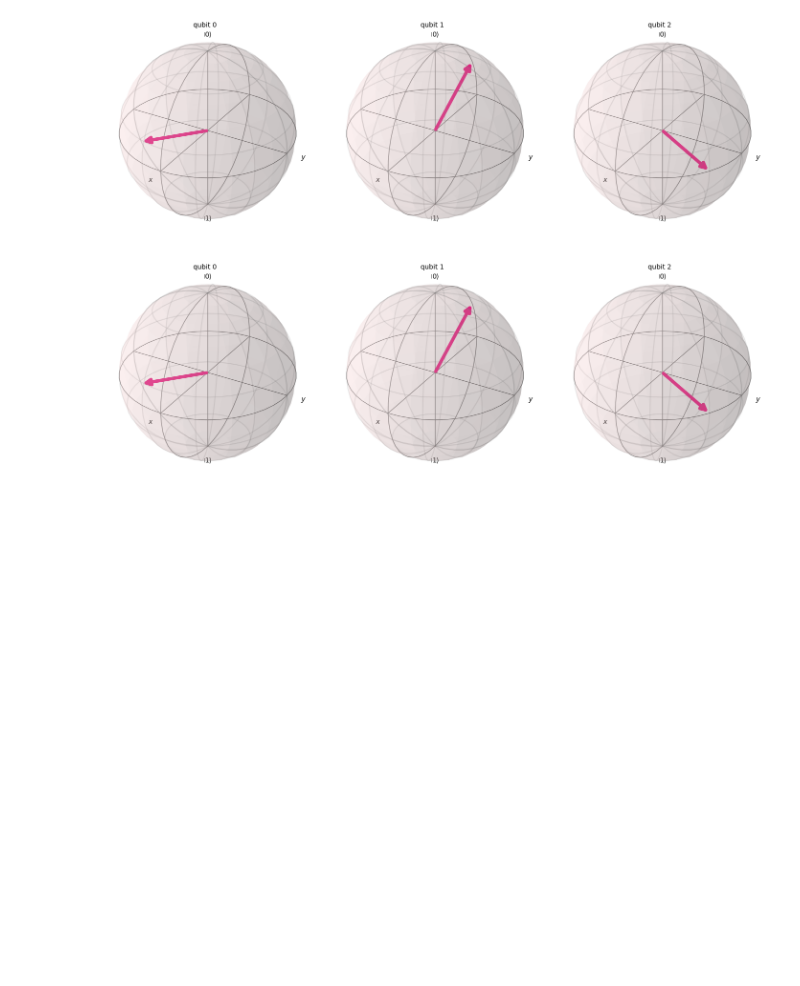
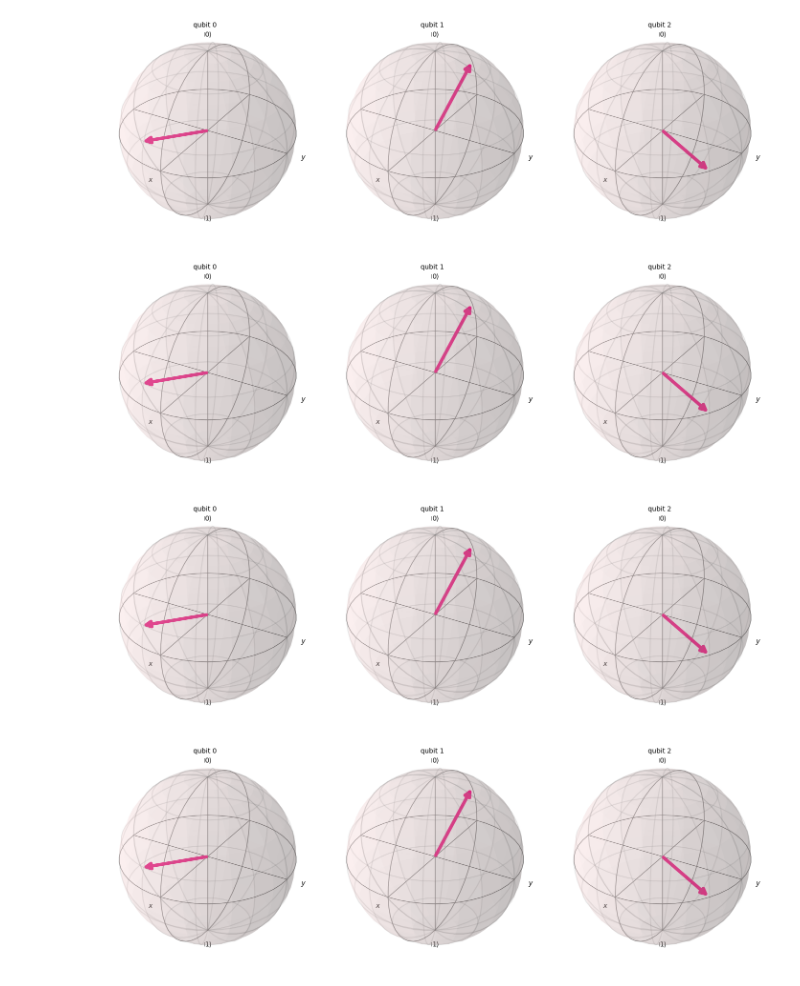
Before and after one commit to emgeiger/qiskit, a Jupyter notebook: Parameterized-rotation-gates.ipynb, the cells around one changed output. Cells and saved outputs as stored; diff of their text form; code cells hidden in the pictures; blank space fills up the shorter version.

```diff
--- a/Parameterized-rotation-gates.ipynb
+++ b/Parameterized-rotation-gates.ipynb
@@ -26,3 +28,14 @@ plot_bloch_multivector(statevector)
 # %% [output]
 [figure]
 [figure]
+# %%
+circuit.save_statevector()
+
+simulator = AerSimulator(method='statevector')
+compiled_circuit = transpile(circuit, simulator)
+result = simulator.run(compiled_circuit).result()
+statevector = result.get_statevector()
+plot_bloch_multivector(statevector)
+# %% [output]
+[figure, added]
+[figure, added]
```
Also changed, not shown: parts of 4 cells of this notebook.
